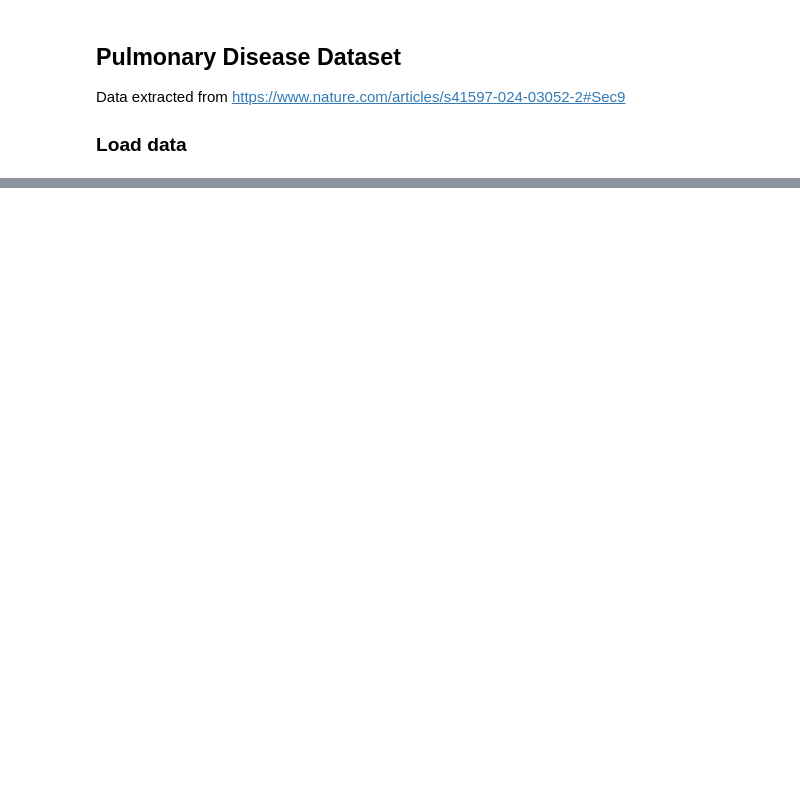
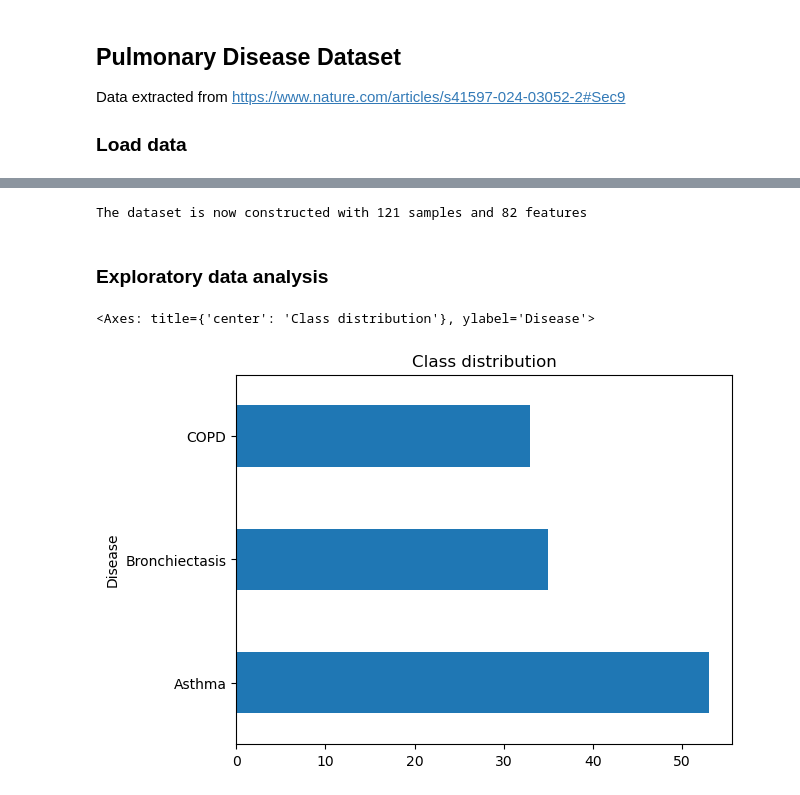
Before and after one commit to IgnacioFabietti/VOC_analysis, a Jupyter notebook: VOC_analysis.ipynb, the cells around one changed output, grey strips where cells are left out. Cells and saved outputs as stored; diff of their text form; code cells hidden in the pictures; blank space fills up the shorter version.

```diff
--- a/VOC_analysis.ipynb
+++ b/VOC_analysis.ipynb
@@ -139,0 +181,5 @@ Data extracted from https://www.nature.com/articles/s41597-024-03052-2#Sec9
+# %%
+# load excel filesp
+patient_data_df = pd.concat(pd.read_excel(
+    'Data/pulmonary/CBD_metadata_for_ver3.xlsx', sheet_name=None), ignore_index=True)
+patient_data_df.head()
@@ -139,0 +251,34 @@ Data extracted from https://www.nature.com/articles/s41597-024-03052-2#Sec9
+# %%
+# create matching ID column
+patient_data_df_imputed['IUPAC Name'] = patient_data_df_imputed['ID'].astype(int).astype(str) + \
+    str('-') + patient_data_df_imputed['Disease'].astype(str)
+# move to front
+
+col = patient_data_df_imputed.pop("IUPAC Name")
+patient_data_df_imputed.insert(0, col.name, col)
+
+# drop old tags
+patient_data_df_imputed.drop(['ID'], axis=1, inplace=True)
+
+# remove duplicate columns in COPD_df
+COPD_df = COPD_df.loc[:, ~COPD_df.columns.duplicated(keep='first')]
+
+# combine all disease csv from folder
+disease_combined = pd.concat([bronchi_df, asthma_df, COPD_df])
+
+num_cols = disease_combined.columns.difference(['IUPAC Name'])
+
+disease_combined[num_cols] = disease_combined[num_cols].apply(
+    pd.to_numeric, errors='coerce')
+
+# combine with patient data via join
+
+combined_respiratory_dataset = pd.merge(
+    patient_data_df_imputed, disease_combined, on='IUPAC Name')
+combined_respiratory_dataset.head()
+
+# remove columns with nans, as they are VODs that are not present in all diseases and will bias ML model
+X_Y_dataset = combined_respiratory_dataset[combined_respiratory_dataset.columns[~combined_respiratory_dataset.isna(
+).any()]]
+
+X_Y_dataset.head()
@@ -139,0 +293,14 @@ Data extracted from https://www.nature.com/articles/s41597-024-03052-2#Sec9
+# %%
+print("The dataset is now constructed with {} samples and {} features".format(
+    X_Y_dataset.shape[0], X_Y_dataset.shape[1]))
+# %% [output]
+The dataset is now constructed with 121 samples and 82 features
+# %% [markdown]
+### Exploratory data analysis
+# %%
+# class distribution
+X_Y_dataset['Disease'].value_counts().plot(
+    kind='barh', title='Class distribution')
+# %% [output]
+<Axes: title={'center': 'Class distribution'}, ylabel='Disease'>
+[figure, added]
```
Also changed, not shown: parts of 33 cells of this notebook.
